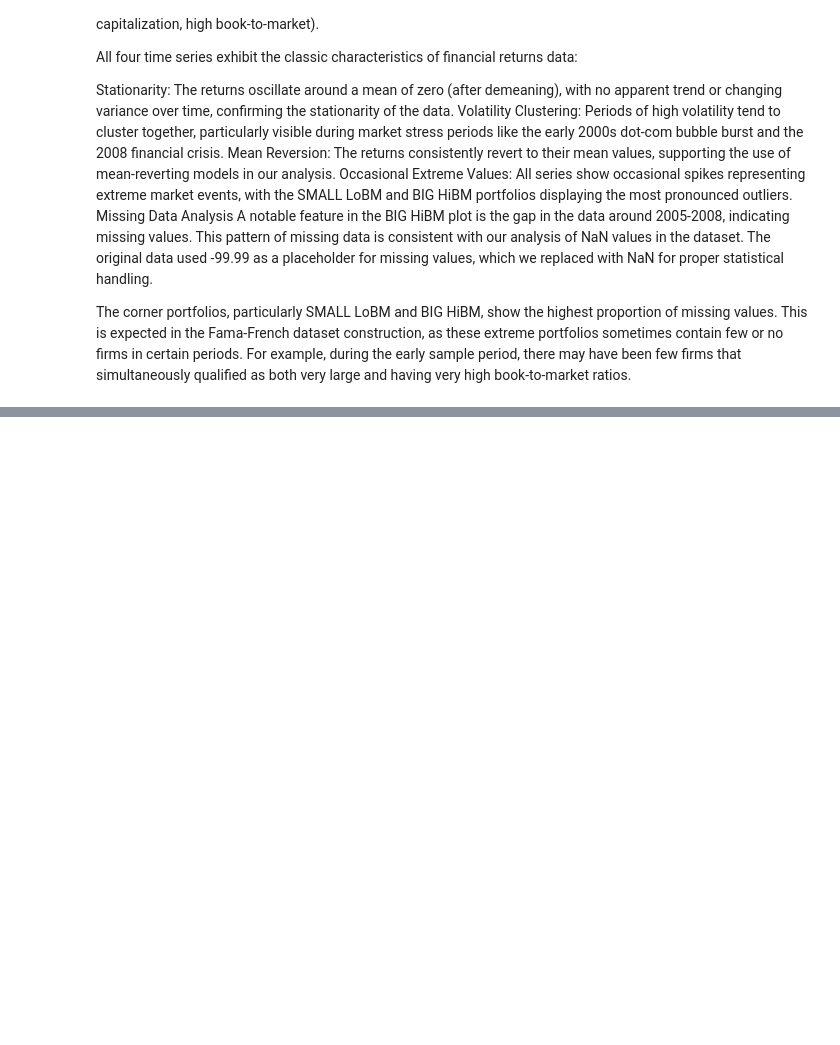
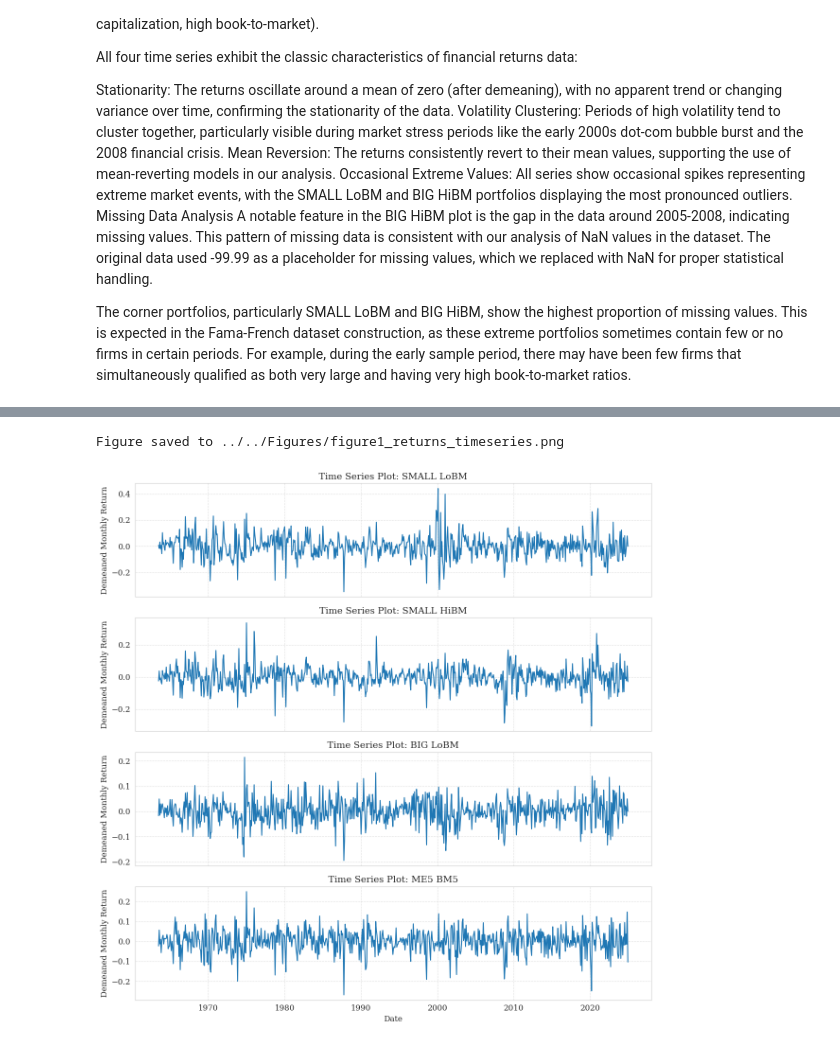
Before and after one commit to givani30/BellmanFilterDFSV, a Jupyter notebook: scripts/empirical/empirical_eda.ipynb, the cells around one changed output, grey strips where cells are left out. Cells and saved outputs as stored; diff of their text form; code cells hidden in the pictures; blank space fills up the shorter version.

```diff
--- a/scripts/empirical/empirical_eda.ipynb
+++ b/scripts/empirical/empirical_eda.ipynb
@@ -690,0 +736,56 @@ TypeError: Expr.mean() got an unexpected keyword argument 'axis'
+# %%
+# Ensure the DataFrame vw_returns_demeaned_final exists from previous cells
+# Assuming vw_returns_demeaned_final is already loaded and processed
+
+# Define the key portfolio columns to plot
+key_portfolios_to_plot = ['SMALL LoBM', 'SMALL HiBM', 'BIG LoBM', 'ME5 BM5']
+
+# Filter to only include portfolios that actually exist in the final dataframe
+plot_cols = [col for col in key_portfolios_to_plot if col in vw_returns_demeaned_final.columns]
+
+if not plot_cols:
+    print("None of the selected key portfolios exist in the final DataFrame. Cannot generate plot.")
+else:
+    # Determine the number of rows needed for subplots
+    n_rows = len(plot_cols)
+    fig, axes = plt.subplots(n_rows, 1, figsize=(12, 3 * n_rows), sharex=True)
+
+    # Ensure axes is always iterable, even if n_rows is 1
+    if n_rows == 1:
+        axes = [axes]
+
+    # Extract Date column once (assuming it's already in datetime format)
+    dates = vw_returns_demeaned_final.select(pl.col("Date")).to_series()
+
+    # Plot each selected portfolio
+    for i, col_name in enumerate(plot_cols):
+        ax = axes[i]
+        # Extract the return series
+        returns = vw_returns_demeaned_final.select(pl.col(col_name)).to_series()
+
+        # Plot the data
+        ax.plot(dates, returns, label=col_name)
+        ax.set_title(f"Time Series Plot: {col_name}")
+        ax.set_ylabel("Demeaned Monthly Return")
+        ax.grid(True, linestyle='--', alpha=0.6)
+
+    # Set common x-axis label for the last subplot
+    axes[-1].set_xlabel("Date")
+
+    # Improve layout
+    plt.tight_layout()
+
+    # Define output directory and ensure it exists
+    output_dir = "../../Figures"
+    os.makedirs(output_dir, exist_ok=True)
+    figure_path = os.path.join(output_dir, "figure1_returns_timeseries.png")
+
+    # Save the figure
+    plt.savefig(figure_path)
+    print(f"Figure saved to {figure_path}")
+
+    # Display the plot
+    plt.show()
+# %% [output]
+Figure saved to ../../Figures/figure1_returns_timeseries.png
+[figure, added]
```
Also changed, not shown: parts of 15 cells of this notebook, 26 other files.
